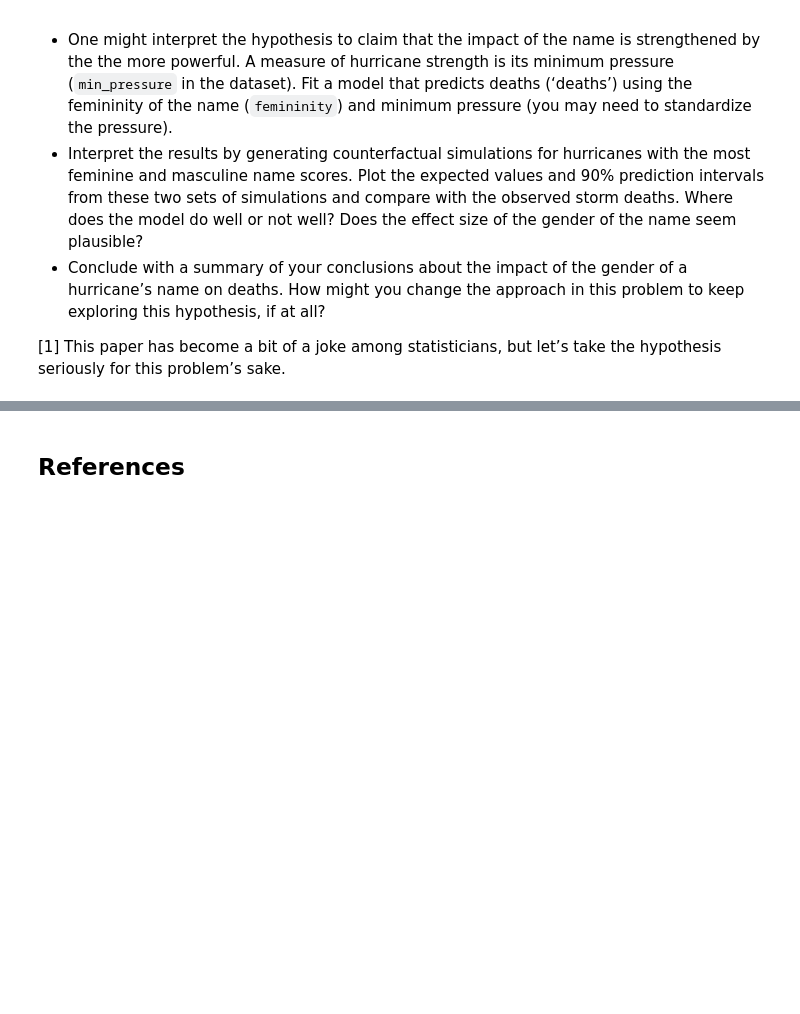
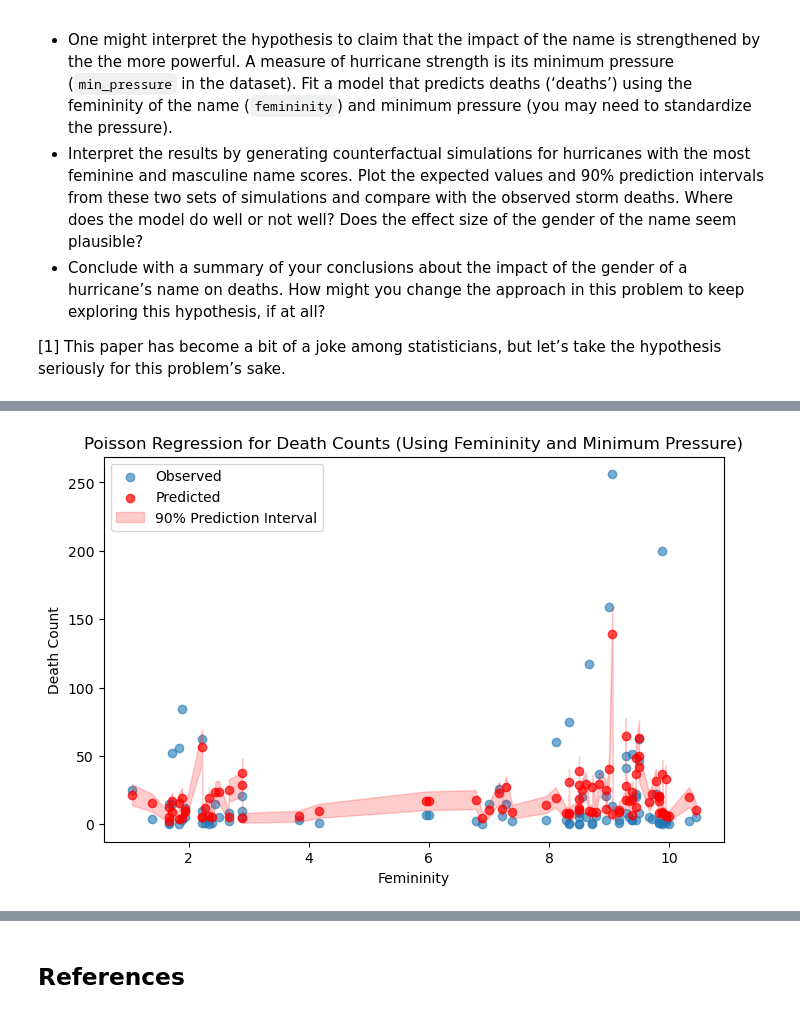
Before and after one commit to BEE4850-SP25/hw02-christinemswanson, a Jupyter notebook: hw02.ipynb, the cells around one changed output, grey strips where cells are left out. Saved outputs shown, nothing was run; the diff lists cells and outputs as text; code cells hidden in the pictures; blank space fills up the shorter version.

```diff
--- a/hw02.ipynb
+++ b/hw02.ipynb
@@ -688,3 +688,12 @@ the data to look at this hypothesis.
 
 [1] This paper has become a bit of a joke among statisticians, but let’s
 take the hypothesis seriously for this problem’s sake.
+# %%
+# load in the hurricane data
+hurricane_data = pd.read_csv("./data/Hurricanes.csv", sep=";", header=0) # data are separated by a semicolon
+# %%
+# standardize the pressure variable before making Poisson model
+hurricane_data_normalized = hurricane_data.copy() # create a copy of the data frame
+
+# subtract off the mean and divide by the standard deviation
+hurricane_data_normalized["min_pressure_norm"] = (hurricane_data["min_pressure"] - np.mean(hurricane_data["min_pressure"]))/np.std(hurricane_data["min_pressure"])
@@ -690,0 +731,45 @@ take the hypothesis seriously for this problem’s sake.
+# %%
+# calculate the expected counts (λ) using the estimated parameters
+β0, β1, β2 = θ_mle
+λ = np.exp(β0 + β1 * fem + β2 * min_pressure)
+
+# compute standard error (Poisson model assumes variance = mean)
+SE = np.sqrt(λ)
+
+# compute 90% prediction interval using normal approximation
+# from https://stats.stackexchange.com/questions/15371/how-to-calculate-a-confidence-level-for-a-poisson-distribution
+z = 1.645  # Z-score for 90% prediction interval
+# z score look up table: https://edutized.com/tutorial/z-score-confidence-interval/
+
+lower_bound = λ - z * SE
+upper_bound = λ + z * SE
+
+# make sure there are no negative counts
+lower_bound = np.maximum(lower_bound, 0)
+
+# sort data by PCTCOVER for proper plotting
+# How to sort: https://stackoverflow.com/questions/48197738/matplotlib-fill-between-leaves-gaps
+sorted_idx = np.argsort(fem)
+fem_sorted = fem.iloc[sorted_idx]
+
+λ_sorted = λ[sorted_idx]
+lower_bound_sorted = lower_bound[sorted_idx]
+upper_bound_sorted = upper_bound[sorted_idx]
+
+# plot the observed and predicted counts (ground cover AND forest age)
+plt.figure(figsize=(8, 5))
+
+plt.scatter(fem, death_count, label="Observed", alpha=0.6)
+plt.scatter(fem_sorted, λ_sorted, color='red', label="Predicted", alpha=0.7)
+
+# plot prediction interval
+plt.fill_between(fem_sorted, lower_bound_sorted, upper_bound_sorted, color='red', alpha=0.2, label="90% Prediction Interval")
+
+plt.xlabel("Femininity")
+plt.ylabel("Death Count")
+plt.legend()
+plt.title("Poisson Regression for Death Counts (Using Femininity and Minimum Pressure)")
+
+plt.show()
+# %% [output]
+[figure, added]
```
Also changed, not shown: parts of 3 cells of this notebook.
